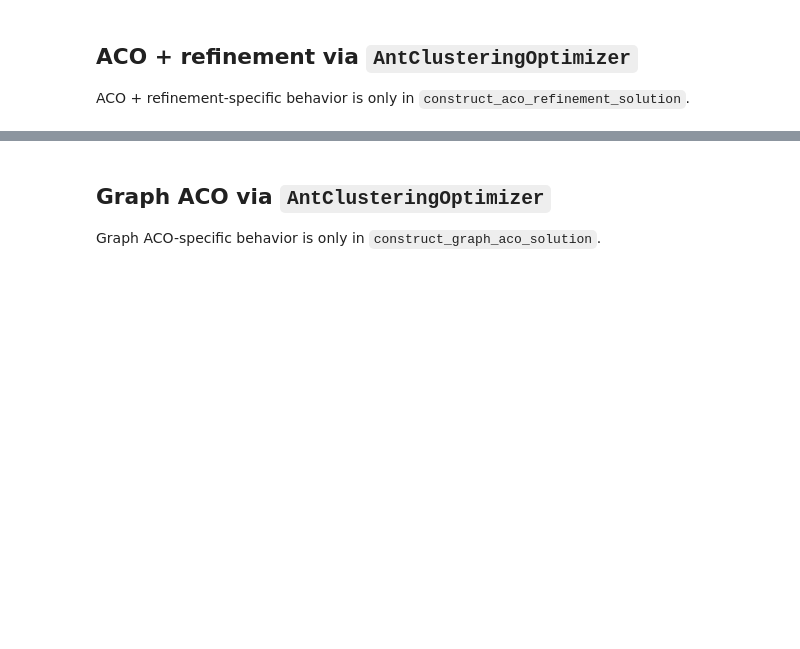
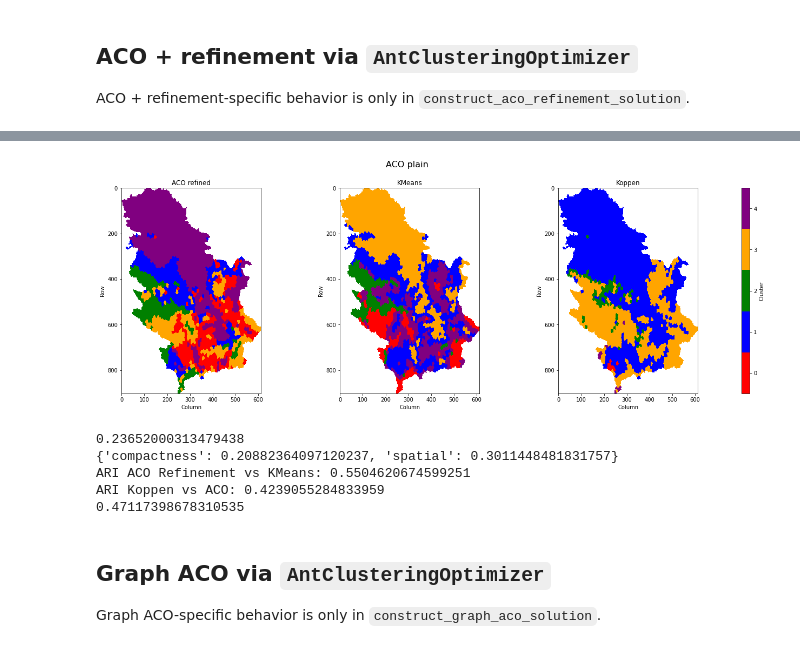
Before and after one commit to AleksandraRuzic/aco-climate-regionalization-serbia, a Jupyter notebook: notebooks/test_ant_optimizer_aco_refinement_kmeans.ipynb, the cells around one changed output, grey strips where cells are left out. Cells and saved outputs as stored; diff of their text form; code cells hidden in the pictures; blank space fills up the shorter version.

```diff
--- a/notebooks/test_ant_optimizer_aco_refinement_kmeans.ipynb
+++ b/notebooks/test_ant_optimizer_aco_refinement_kmeans.ipynb
@@ -295,14 +420,17 @@ aco_refinement = AntClusteringOptimizer(
 
     construct_solution_fn=construct_aco_refinement_solution,
     construct_kwargs={
-        "alpha": 0.75,
-        "beta_feature": 1,
+        "alpha": 1,
+        "beta_feature": 3,
         "refinement_steps": 3,
-        "centroid": False
+        "centroid": True
     },
 
-    fitness_fn=fitness_weighted_sum,
-    fitness_kwargs=COMMON_FITNESS_KWARGS,
+    fitness_fn=snn_spatial_fitness,
+    fitness_kwargs={
+        **SNN_FITNESS_KWARGS,
+        **COMMON_FITNESS_KWARGS,
+    },
 
     pheromone_init_fn=initialize_node_cluster_pheromone,
     pheromone_init_kwargs=COMMON_PHEROMONE_INIT_KWARGS,
@@ -342,4 +470,48 @@ Iter 20/20 | iter_best=0.7375 | iter_mean=0.7618 | iter_std=0.0119 | global_best
 <moduli.ant_clustering_optimizer.AntClusteringOptimizer at 0x...>
+# %%
+plot_cluster_comparison(
+    df=df_model,
+    label_dict={
+        "ACO refined": aco_refinement.labels_,
+        "KMeans": kmeans.labels_,
+        "Koppen": koppen_labels["0"],
+    },
+    node_col=node_col,
+    n_clusters=N_CLUSTERS,
+    title=f"ACO plain",
+)
+
+aco_refinement_centroid_fitness, aco_refinement_centroid_terms = fitness_weighted_sum(
+    X=X,
+    labels=aco_refinement.labels_,
+    centroids=aco_refinement.centroids_,
+    weights=weights,
+    neighbors=neighbors,
+    **CENTROID_FITNESS_KWARGS,
+    **COMMON_FITNESS_KWARGS,
+)
+print(aco_refinement_centroid_fitness)
+print(aco_refinement_centroid_terms)
+print("ARI ACO Refinement vs KMeans:", adjusted_rand_score(aco_refinement.labels_, kmeans.labels_))
+print("ARI Koppen vs ACO:", adjusted_rand_score(aco_refinement.labels_, koppen_labels["0"]))
+
+overall_aco_refinement, per_cluster_aco_refinement, merged_aco_refinement = evaluate_label_set(
+    method_name="ACO + refinement",
+    labels=aco_refinement.labels_,
+    data_df=df_model,
+    node_col=node_col,
+    vegetation=vegetation,
+    legend=legend,
+)
+
+print(overall_aco_refinement["weighted_combined_ecological_consistency"])
+# %% [output]
+[figure, added]
+0.23652000313479438
+{'compactness': 0.20882364097120237, 'spatial': 0.3011448481831757}
+ARI ACO Refinement vs KMeans: 0.5504620674599251
+ARI Koppen vs ACO: 0.4239055284833959
+0.47117398678310535
 # %% [markdown]
 ## Graph ACO via `AntClusteringOptimizer`
 
```
Also changed, not shown: parts of 22 cells of this notebook, 5 other files.
